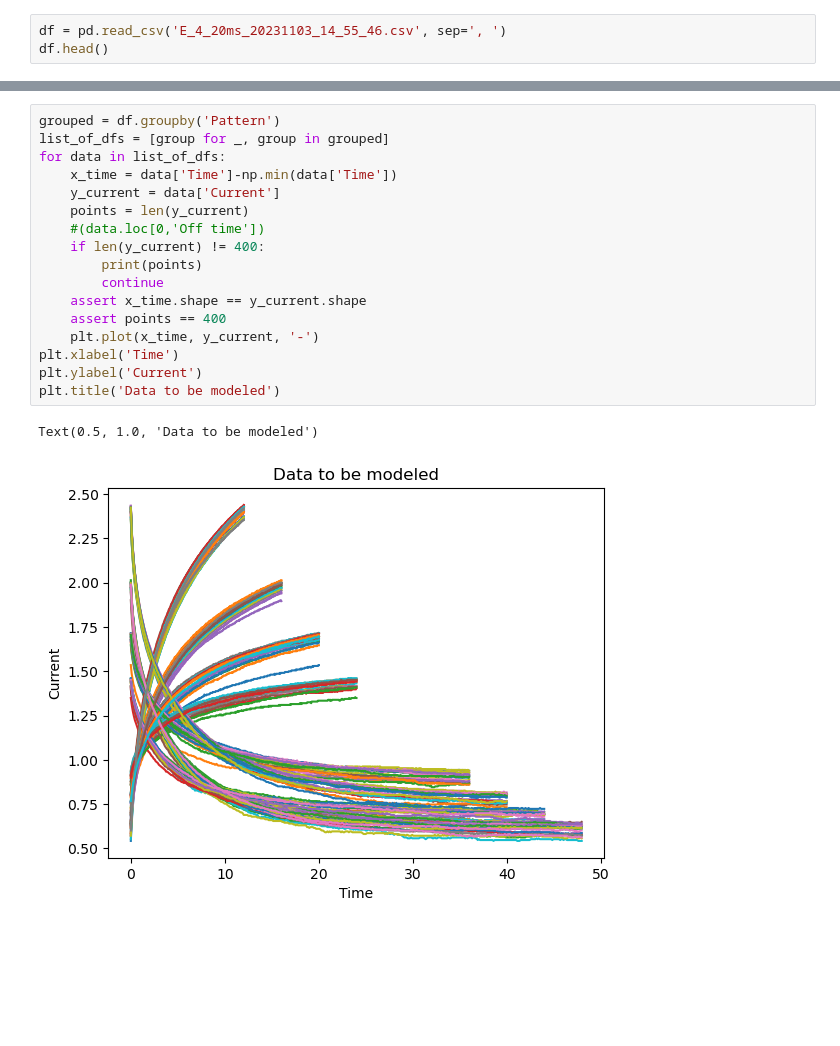
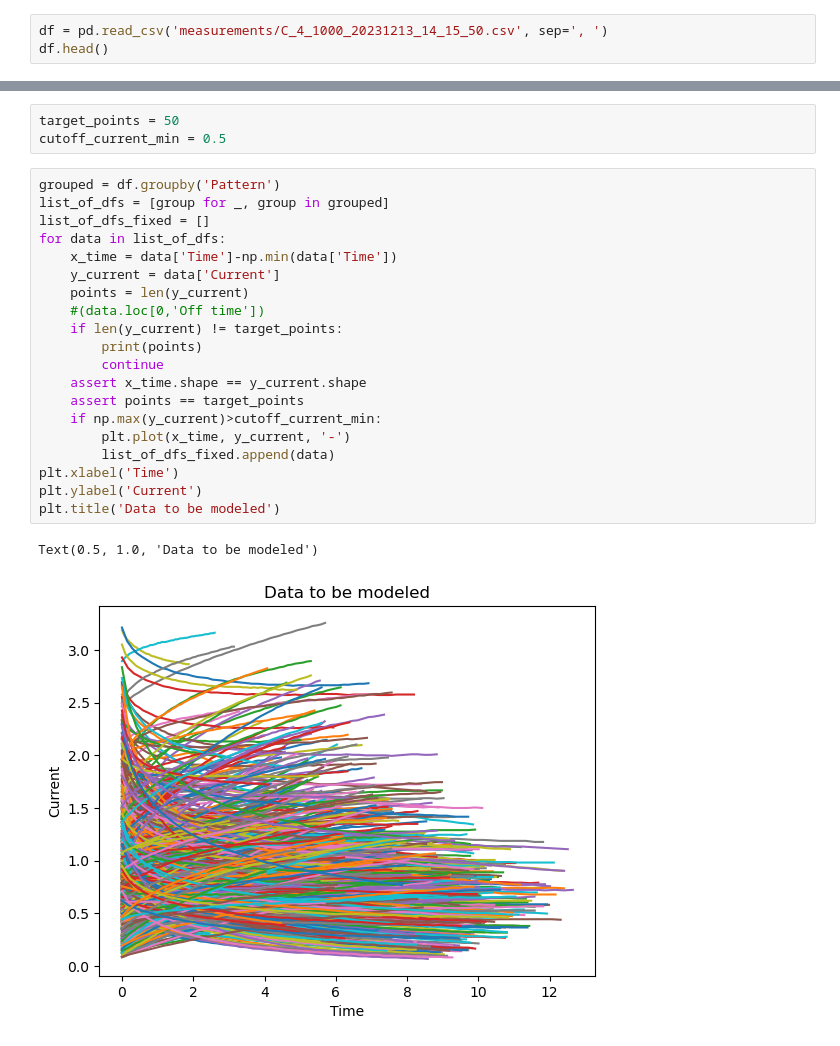
Before and after one commit to Quanta-Dan/Machine_Learning, a Jupyter notebook: keras_neural_square_error.ipynb, the cells around one changed output, grey strips where cells are left out. Drawn from its saved outputs; the diff is of its cells as text; blank space fills up the shorter version.

Commit message:
tested on mor data

```diff
--- a/keras_neural_square_error.ipynb
+++ b/keras_neural_square_error.ipynb
@@ -5,5 +7,5 @@ import matplotlib.pyplot as plt
 # %%
-df = pd.read_csv('E_4_20ms_20231103_14_55_46.csv', sep=', ')
+df = pd.read_csv('measurements/C_4_1000_20231213_14_15_50.csv', sep=', ')
 df.head()
 # %% [output]
 |  | Ch1(mA) | Ch2(mA) | Ch3(mA) | Ch4(mA) | Ch5(mA) | Ch6(mA) | Ch7(mA) | Ch8(mA) | Ch9(mA) | Ch10(mA) | ... | ... |
@@ -28,22 +30,28 @@ df.head()
+# %%
+target_points = 50
+cutoff_current_min = 0.5
 # %%
 grouped = df.groupby('Pattern')
 list_of_dfs = [group for _, group in grouped]
+list_of_dfs_fixed = []
 for data in list_of_dfs:
     x_time = data['Time']-np.min(data['Time'])
     y_current = data['Current']
     points = len(y_current)
     #(data.loc[0,'Off time'])
-    if len(y_current) != 400:
+    if len(y_current) != target_points:
         print(points)
         continue
     assert x_time.shape == y_current.shape
-    assert points == 400
-    plt.plot(x_time, y_current, '-')
+    assert points == target_points
+    if np.max(y_current)>cutoff_current_min:
+        plt.plot(x_time, y_current, '-')
+        list_of_dfs_fixed.append(data)
 plt.xlabel('Time')
 plt.ylabel('Current')
 plt.title('Data to be modeled')
 # %% [output]
 Text(0.5, 1.0, 'Data to be modeled')
-[figure, old version]
+[figure, new version]
 # %%
 #initialize array of expected shape
```
Also changed, not shown: parts of 16 cells of this notebook, 12 other files.
